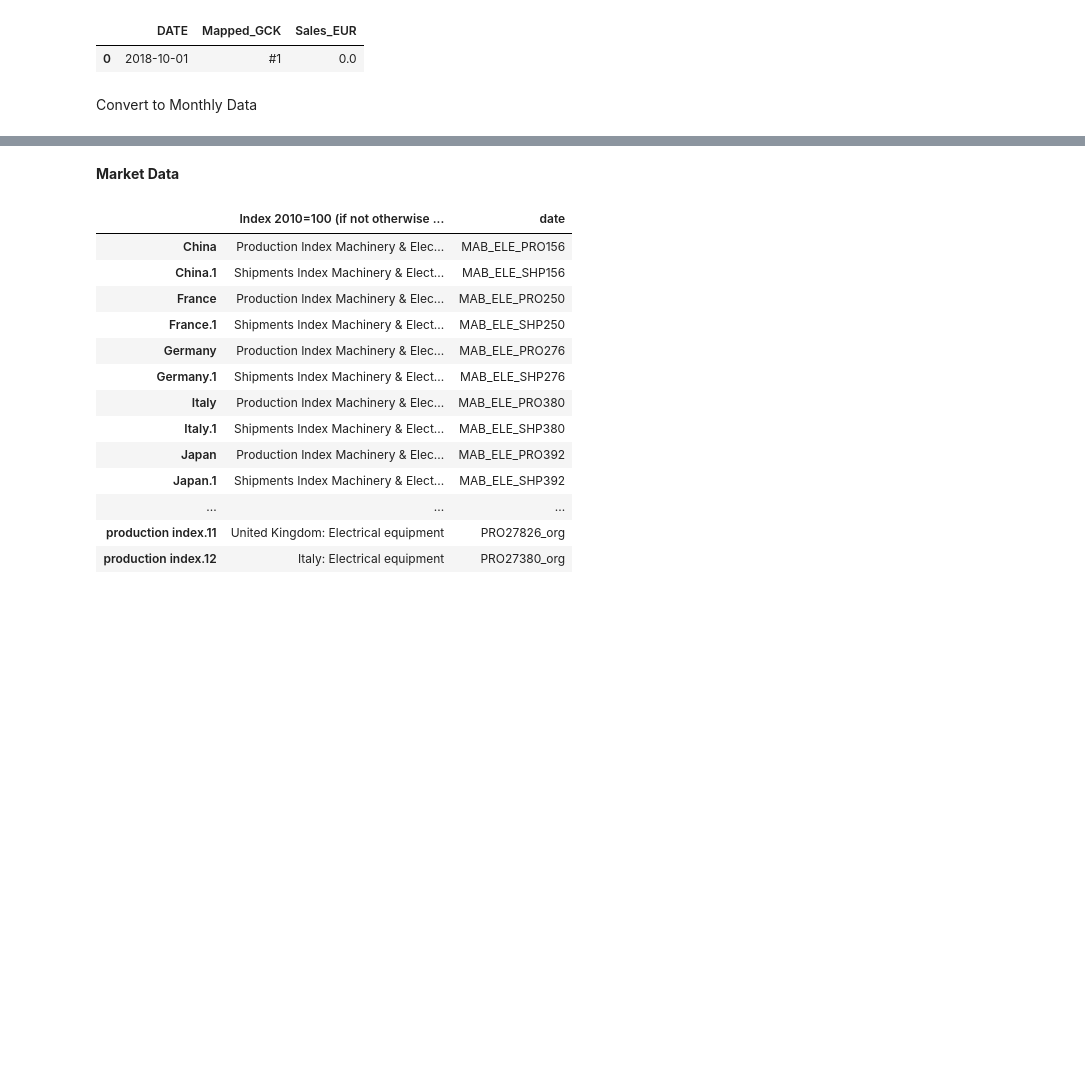
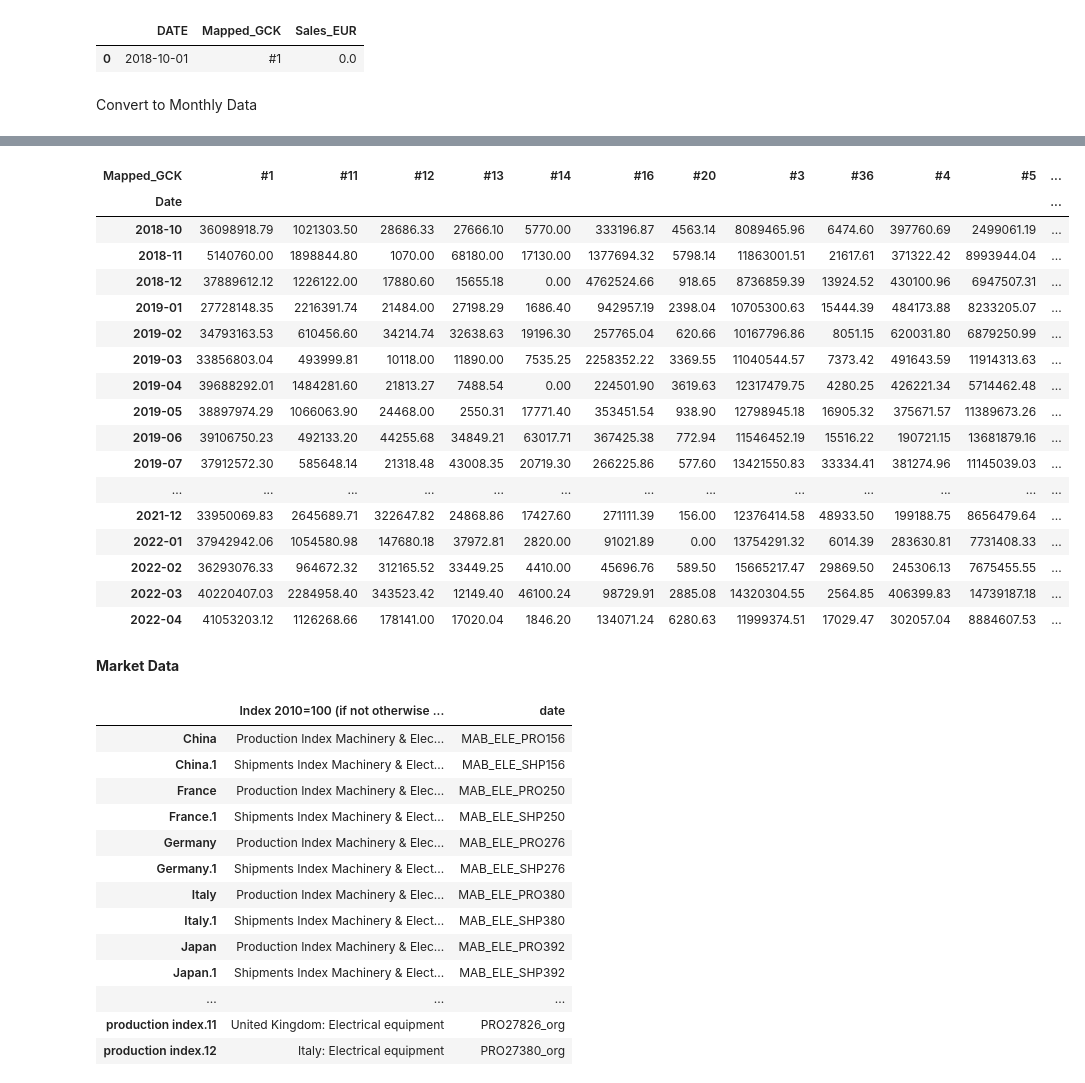
Before and after one commit to MGN19/Siemens-forecast, a Jupyter notebook: test_ant.ipynb, the cells around one changed output, grey strips where cells are left out. Cells and saved outputs as stored; diff of their text form; code cells hidden in the pictures; blank space fills up the shorter version.

```diff
--- a/test_ant.ipynb
+++ b/test_ant.ipynb
@@ -48,6 +49,31 @@ monthly_sales.head(7)
 | 4 | 2018-10 | #14 | 5770.00 |
 | 5 | 2018-10 | #16 | 333196.87 |
 | 6 | 2018-10 | #20 | 4563.14 |
+# %%
+pivoted_data = monthly_sales.pivot(index='Date',
+                                 columns='Mapped_GCK',
+                                 values='Sales_EUR')
+
+pivoted_data
+# %% [output]
+| Mapped_GCK | #1 | #11 | #12 | #13 | #14 | #16 | #20 | #3 | #36 | #4 | #5 | ... |
+| Date |  |  |  |  |  |  |  |  |  |  |  | ... |
+| 2018-10 | 36098918.79 | 1021303.50 | 28686.33 | 27666.10 | 5770.00 | 333196.87 | 4563.14 | 8089465.96 | 6474.60 | 397760.69 | 2499061.19 | ... |
+| 2018-11 | 5140760.00 | 1898844.80 | 1070.00 | 68180.00 | 17130.00 | 1377694.32 | 5798.14 | 11863001.51 | 21617.61 | 371322.42 | 8993944.04 | ... |
+| 2018-12 | 37889612.12 | 1226122.00 | 17880.60 | 15655.18 | 0.00 | 4762524.66 | 918.65 | 8736859.39 | 13924.52 | 430100.96 | 6947507.31 | ... |
+| 2019-01 | 27728148.35 | 2216391.74 | 21484.00 | 27198.29 | 1686.40 | 942957.19 | 2398.04 | 10705300.63 | 15444.39 | 484173.88 | 8233205.07 | ... |
+| 2019-02 | 34793163.53 | 610456.60 | 34214.74 | 32638.63 | 19196.30 | 257765.04 | 620.66 | 10167796.86 | 8051.15 | 620031.80 | 6879250.99 | ... |
+| 2019-03 | 33856803.04 | 493999.81 | 10118.00 | 11890.00 | 7535.25 | 2258352.22 | 3369.55 | 11040544.57 | 7373.42 | 491643.59 | 11914313.63 | ... |
+| 2019-04 | 39688292.01 | 1484281.60 | 21813.27 | 7488.54 | 0.00 | 224501.90 | 3619.63 | 12317479.75 | 4280.25 | 426221.34 | 5714462.48 | ... |
+| 2019-05 | 38897974.29 | 1066063.90 | 24468.00 | 2550.31 | 17771.40 | 353451.54 | 938.90 | 12798945.18 | 16905.32 | 375671.57 | 11389673.26 | ... |
+| 2019-06 | 39106750.23 | 492133.20 | 44255.68 | 34849.21 | 63017.71 | 367425.38 | 772.94 | 11546452.19 | 15516.22 | 190721.15 | 13681879.16 | ... |
+| 2019-07 | 37912572.30 | 585648.14 | 21318.48 | 43008.35 | 20719.30 | 266225.86 | 577.60 | 13421550.83 | 33334.41 | 381274.96 | 11145039.03 | ... |
+| ... | ... | ... | ... | ... | ... | ... | ... | ... | ... | ... | ... | ... |
+| 2021-12 | 33950069.83 | 2645689.71 | 322647.82 | 24868.86 | 17427.60 | 271111.39 | 156.00 | 12376414.58 | 48933.50 | 199188.75 | 8656479.64 | ... |
+| 2022-01 | 37942942.06 | 1054580.98 | 147680.18 | 37972.81 | 2820.00 | 91021.89 | 0.00 | 13754291.32 | 6014.39 | 283630.81 | 7731408.33 | ... |
+| 2022-02 | 36293076.33 | 964672.32 | 312165.52 | 33449.25 | 4410.00 | 45696.76 | 589.50 | 15665217.47 | 29869.50 | 245306.13 | 7675455.55 | ... |
+| 2022-03 | 40220407.03 | 2284958.40 | 343523.42 | 12149.40 | 46100.24 | 98729.91 | 2885.08 | 14320304.55 | 2564.85 | 406399.83 | 14739187.18 | ... |
+| 2022-04 | 41053203.12 | 1126268.66 | 178141.00 | 17020.04 | 1846.20 | 134071.24 | 6280.63 | 11999374.51 | 17029.47 | 302057.04 | 8884607.53 | ... |
 # %% [markdown]
 **Market Data**
 # %%
```
Also changed, not shown: parts of 12 cells of this notebook.
